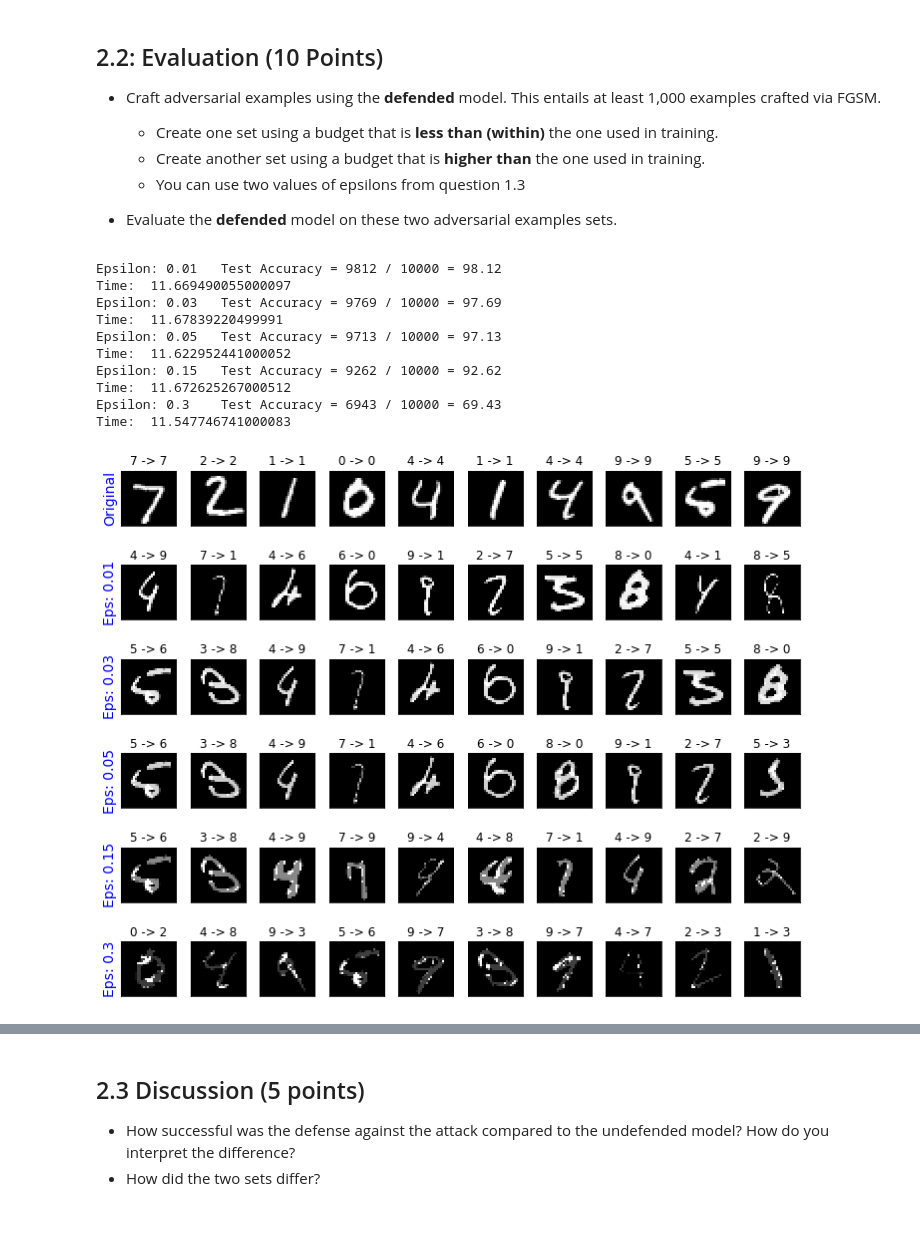
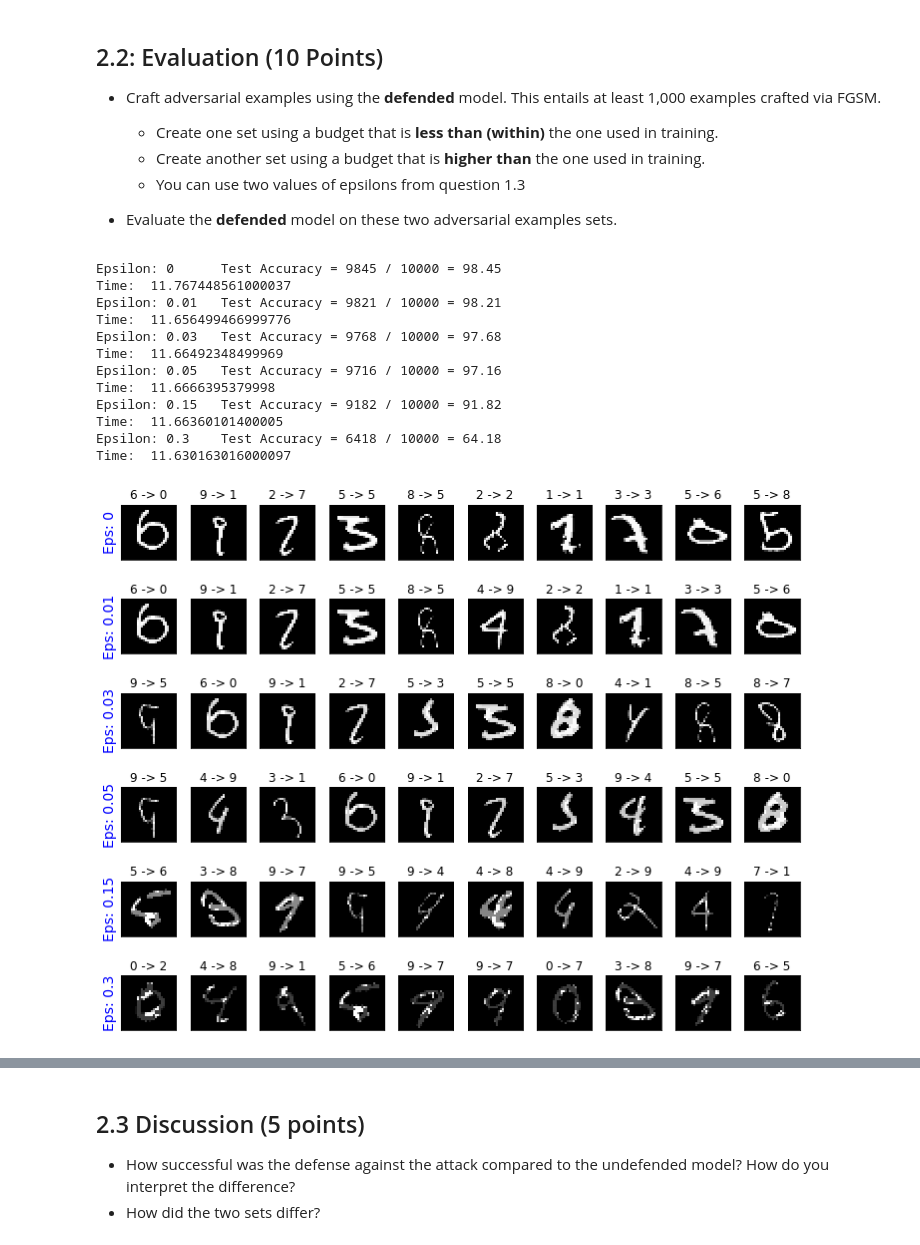
Before and after one commit to manuelaceron/ML-in-Cybersecurity, a Jupyter notebook: Evasion attack/2021_11_12_Task_02.ipynb, the cells around one changed output, grey strips where cells are left out. Saved outputs shown, nothing was run; the diff lists cells and outputs as text; code cells hidden in the pictures.

```diff
--- a/Evasion attack/2021_11_12_Task_02.ipynb
+++ b/Evasion attack/2021_11_12_Task_02.ipynb
@@ -157,5 +157,36 @@ def visualize(samples):
 
   plt.tight_layout()
   plt.show()
+# %%
+def visualize_ep(samples):
+  count = 0
+  nsamples = 10
+
+  plt.figure(figsize=(10,8))
+  for i in range(len(epsilons)):
+
+      for j in range(nsamples):
+          count += 1
+          plt.subplot(len(epsilons),nsamples,count)
+          plt.xticks([], [])
+          plt.yticks([], [])
+
+          """
+          if i == 0:
+            plt.imshow(or_image[j].squeeze(), cmap="gray")
+            plt.title("{} -> {}".format(original[j][0], original[j][1]))
+            if j == 0:
+              plt.ylabel("Original", fontsize=14, color = 'b')
+
+          else:
+          """
+          orig,adv,ex = samples[i][j]
+          plt.title("{} -> {}".format(orig, adv))
+          plt.imshow(ex, cmap="gray")
+          if j == 0:
+            plt.ylabel("Eps: {}".format(epsilons[i]), fontsize=14, color = 'b')
+
+  plt.tight_layout()
+  plt.show()
 # %%
 def plot_accuracy(epsilons, accuracies):
@@ -184,8 +215,8 @@ def load_model(model):
 
   return my_model
 # %%
-epsilons = [.01, .03, .05, .15, .3]
-epsilon_budget = epsilons[:-1]
+epsilons = [0, .01, .03, .05, .15, .3]
+epsilon_budget = epsilons[1:-1]
 dataset_size= 20
 # %% [markdown]
 # 1. Attacking an ML-model (30 points)
@@ -746,6 +825,11 @@ print('Accuracy on the higher-budget adversarial samples (FGSM) after defense %.
 defended_pretrained_model = "/content/defended_model.ckpt"
 
 defended_model = load_model(defended_pretrained_model)
+# %%
+# Load defended trained model
+defended_model_scratch = "/content/defended_model_scratch.ckpt"
+
+defended_model_scratch = load_model(defended_model_scratch)
 # %%
 # Test defended model
 
@@ -755,25 +839,27 @@ def_adv_samples = []
 # Run test for each epsilon
 for eps in epsilons:
     start = timeit.default_timer()
-    acc, ex = test_FGSM_attack(defended_model, device, test_loader, eps, dataset_size)
+    acc, ex = test_FGSM_attack(defended_model_scratch, device, test_loader, eps, dataset_size)
     stop = timeit.default_timer()
     print('Time: ', stop - start)
     def_accuracies.append(acc)
     def_adv_samples.append(ex)
 # %% [output]
-Epsilon: 0.01   Test Accuracy = 9812 / 10000 = 98.12
-Time:  11.669490055000097
-Epsilon: 0.03   Test Accuracy = 9769 / 10000 = 97.69
-Time:  11.67839220499991
-Epsilon: 0.05   Test Accuracy = 9713 / 10000 = 97.13
-Time:  11.622952441000052
-Epsilon: 0.15   Test Accuracy = 9262 / 10000 = 92.62
-Time:  11.672625267000512
-Epsilon: 0.3    Test Accuracy = 6943 / 10000 = 69.43
-Time:  11.547746741000083
+Epsilon: 0      Test Accuracy = 9845 / 10000 = 98.45
+Time:  11.767448561000037
+Epsilon: 0.01   Test Accuracy = 9821 / 10000 = 98.21
+Time:  11.656499466999776
+Epsilon: 0.03   Test Accuracy = 9768 / 10000 = 97.68
+Time:  11.66492348499969
+Epsilon: 0.05   Test Accuracy = 9716 / 10000 = 97.16
+Time:  11.6666395379998
+Epsilon: 0.15   Test Accuracy = 9182 / 10000 = 91.82
+Time:  11.66360101400005
+Epsilon: 0.3    Test Accuracy = 6418 / 10000 = 64.18
+Time:  11.630163016000097
 # %%
-visualize(def_adv_samples)
+visualize_ep(def_adv_samples)
 # %% [output]
-[figure, old version]
+[figure, new version]
 # %%
 #Comparing accuracies
```
Also changed, not shown: parts of 16 cells of this notebook.
